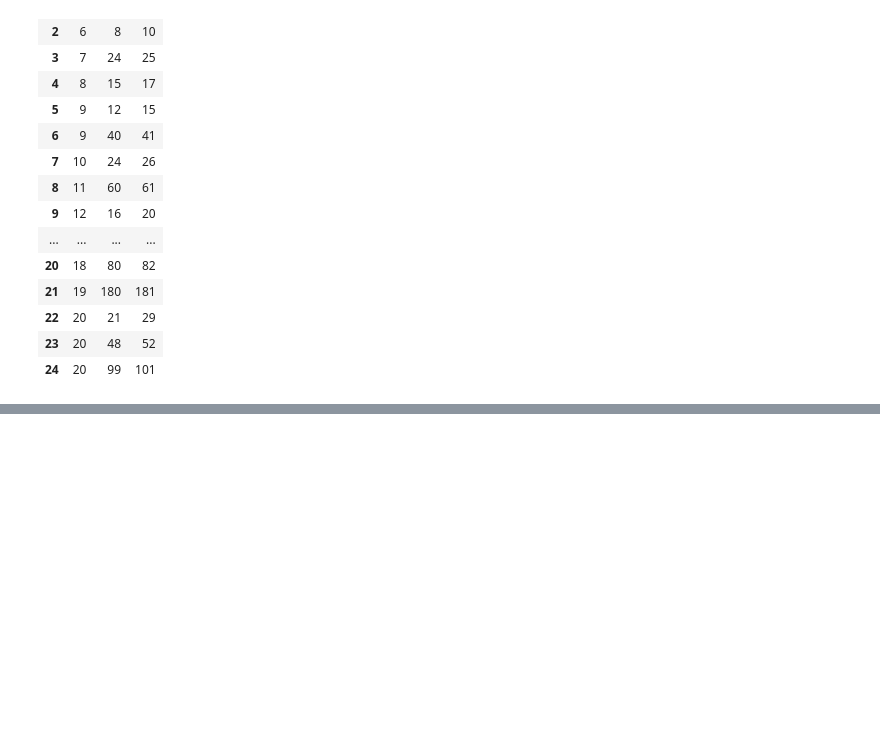
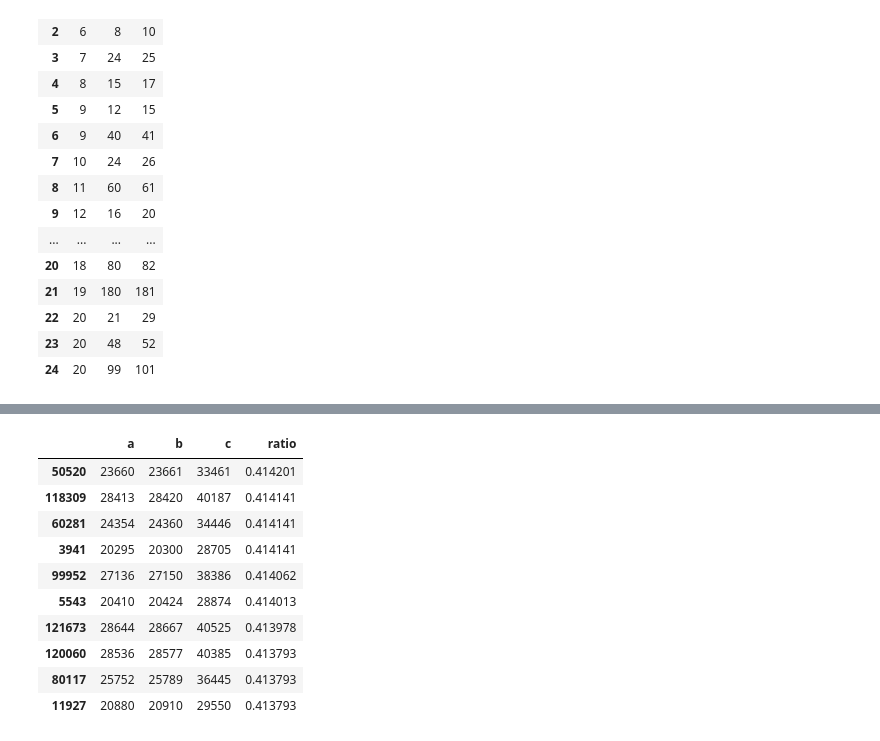
Before and after one commit to gadamico/Code-Snippets, a Jupyter notebook: scratch8.ipynb, the cells around one changed output, grey strips where cells are left out. Drawn from its saved outputs; the diff is of its cells as text; code cells hidden in the pictures; blank space fills up the shorter version.

```diff
--- a/scratch8.ipynb
+++ b/scratch8.ipynb
@@ -614,0 +685,15 @@ triples_up_to_a(20)
+# %%
+trips_30000['ratio'] = (trips_30000['c'] - trips_30000['b']) / trips_30000['a']
+trips_30000.sort_values('ratio', ascending=False).head(10)
+# %% [output]
+|  | a | b | c | ratio |
+| 50520 | 23660 | 23661 | 33461 | 0.414201 |
+| 118309 | 28413 | 28420 | 40187 | 0.414141 |
+| 60281 | 24354 | 24360 | 34446 | 0.414141 |
+| 3941 | 20295 | 20300 | 28705 | 0.414141 |
+| 99952 | 27136 | 27150 | 38386 | 0.414062 |
+| 5543 | 20410 | 20424 | 28874 | 0.414013 |
+| 121673 | 28644 | 28667 | 40525 | 0.413978 |
+| 120060 | 28536 | 28577 | 40385 | 0.413793 |
+| 80117 | 25752 | 25789 | 36445 | 0.413793 |
+| 11927 | 20880 | 20910 | 29550 | 0.413793 |
```
Also changed, not shown: parts of 17 cells of this notebook.
